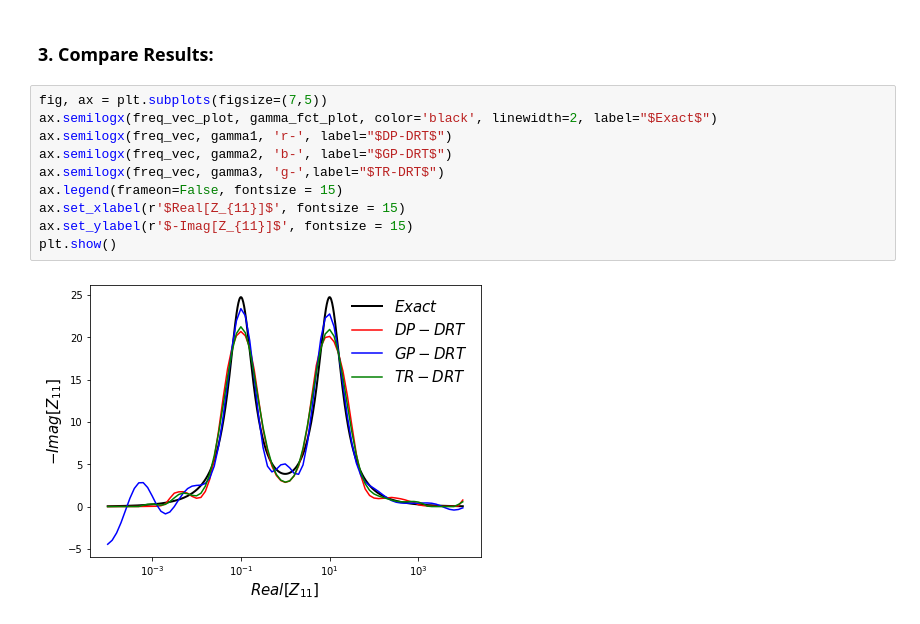
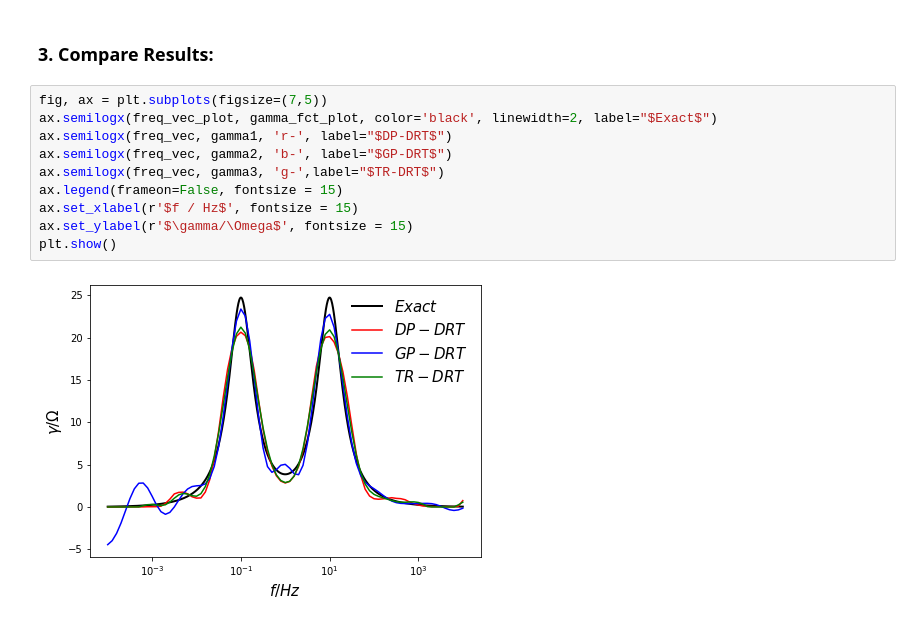
Before and after one commit to giangtle/DRT_Lib, a Jupyter notebook: Example.ipynb, the cells around one changed output. Cells and saved outputs as stored; diff of their text form.

```diff
--- a/Example.ipynb
+++ b/Example.ipynb
@@ -180,12 +180,12 @@ Optimization terminated successfully.    (Exit mode 0)
 # %%
 fig, ax = plt.subplots(figsize=(7,5))
 ax.semilogx(freq_vec_plot, gamma_fct_plot, color='black', linewidth=2, label="$Exact$")
 ax.semilogx(freq_vec, gamma1, 'r-', label="$DP-DRT$")
 ax.semilogx(freq_vec, gamma2, 'b-', label="$GP-DRT$")
 ax.semilogx(freq_vec, gamma3, 'g-',label="$TR-DRT$")
 ax.legend(frameon=False, fontsize = 15)
-ax.set_xlabel(r'$Real[Z_{11}]$', fontsize = 15)
-ax.set_ylabel(r'$-Imag[Z_{11}]$', fontsize = 15)
+ax.set_xlabel(r'$f / Hz$', fontsize = 15)
+ax.set_ylabel(r'$\gamma/\Omega$', fontsize = 15)
 plt.show()
 # %% [output]
-[figure, old version]
+[figure, new version]
```
Also changed, not shown: parts of 6 cells of this notebook, 1 other file.
